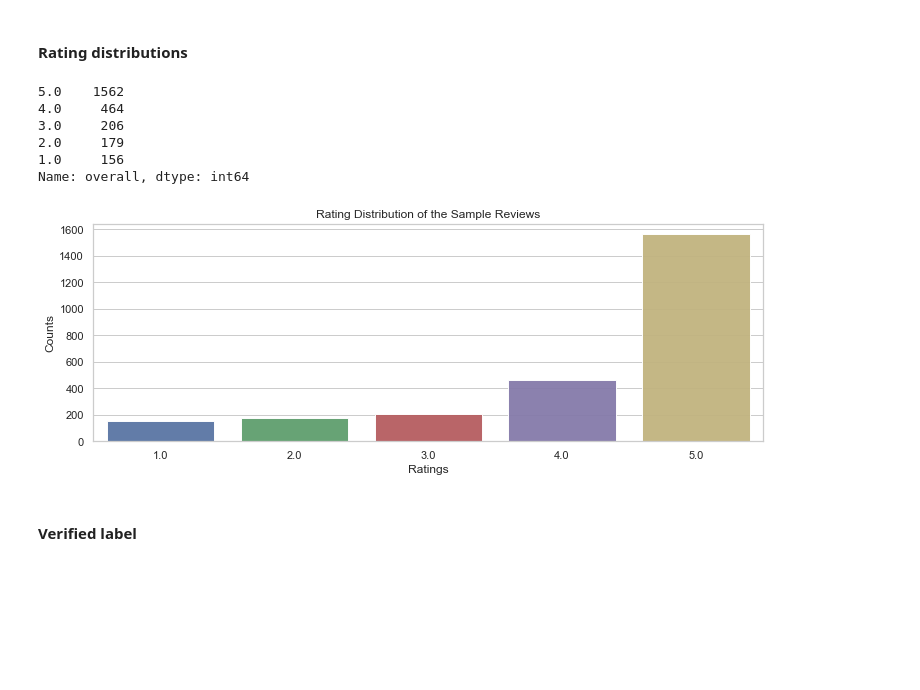
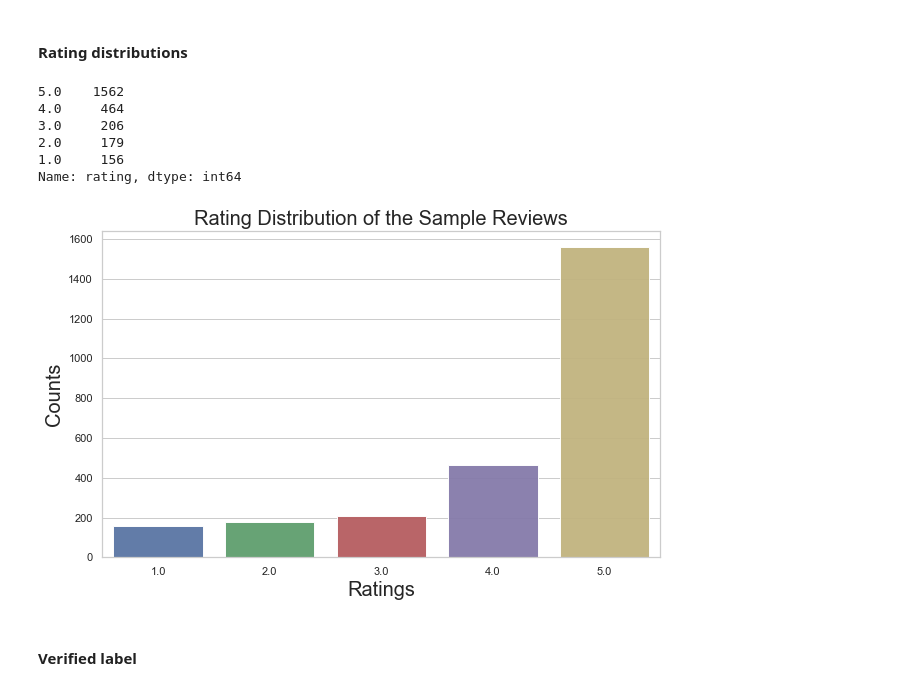
Before and after one commit to liu431/Thesis-Amazon-Review, a Jupyter notebook: data_analysis_electronics.ipynb, the cells around one changed output. Drawn from its saved outputs; the diff is of its cells as text; code cells hidden in the pictures; blank space fills up the shorter version.

```diff
--- a/data_analysis_electronics.ipynb
+++ b/data_analysis_electronics.ipynb
@@ -643,3 +644,0 @@ def style(df):
-# %%
-df['Retail'] = np.where(df['style'] == "{'Style:': ' Retail'}", 1, 0)
-sum(df['Retail'])
@@ -817,18 +821,18 @@ df['rating'].value_counts()
 3.0     206
 2.0     179
 1.0     156
-Name: overall, dtype: int64
+Name: rating, dtype: int64
 # %%
 cnt_rating = df['rating'].value_counts()
-plt.figure(figsize=(12,4))
+plt.figure(figsize=(10,6))
 sns.barplot(cnt_rating.index, cnt_rating.values, alpha=0.95)
-plt.ylabel('Counts', fontsize=12)
-plt.xlabel('Ratings', fontsize=12)
+plt.ylabel('Counts', fontsize=20)
+plt.xlabel('Ratings', fontsize=20)
 plt.xticks(rotation=0)
-plt.title('Rating Distribution of the Sample Reviews')
-plt.savefig('Rating Distribution of the Sample Reviews.png');
+plt.title('Rating Distribution of the Sample Reviews', fontsize=20)
+plt.savefig('Plots/Rating Distribution of the Sample Reviews.png')
 # %% [output]
-[figure, old version]
+[figure, new version]
 # %% [markdown]
 #### Verified label
 # %%
```
Also changed, not shown: parts of 47 cells of this notebook, 1 other file.
